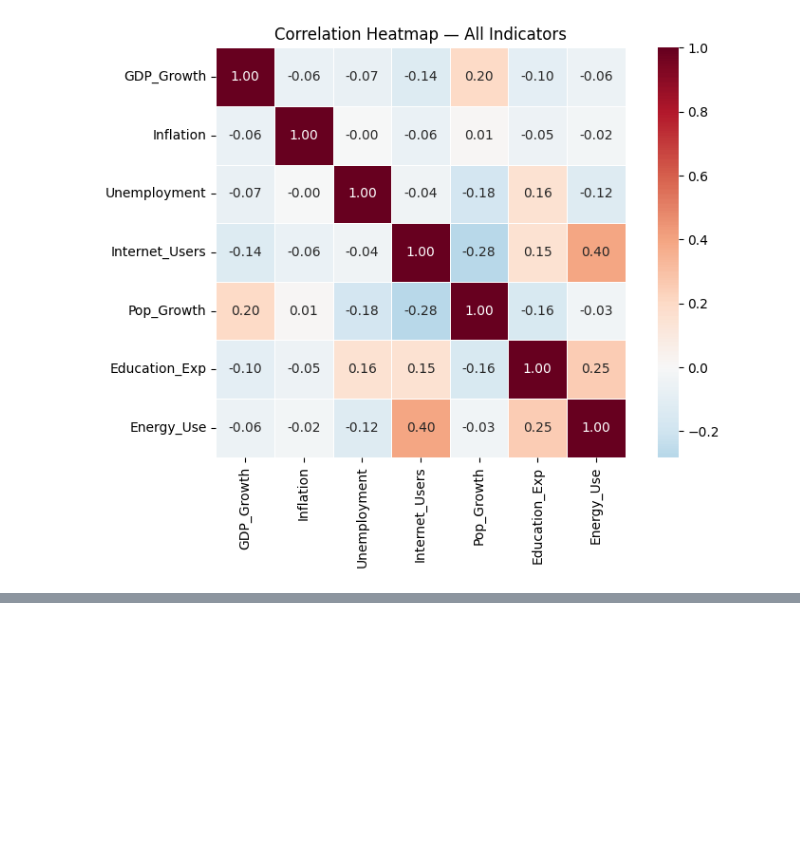
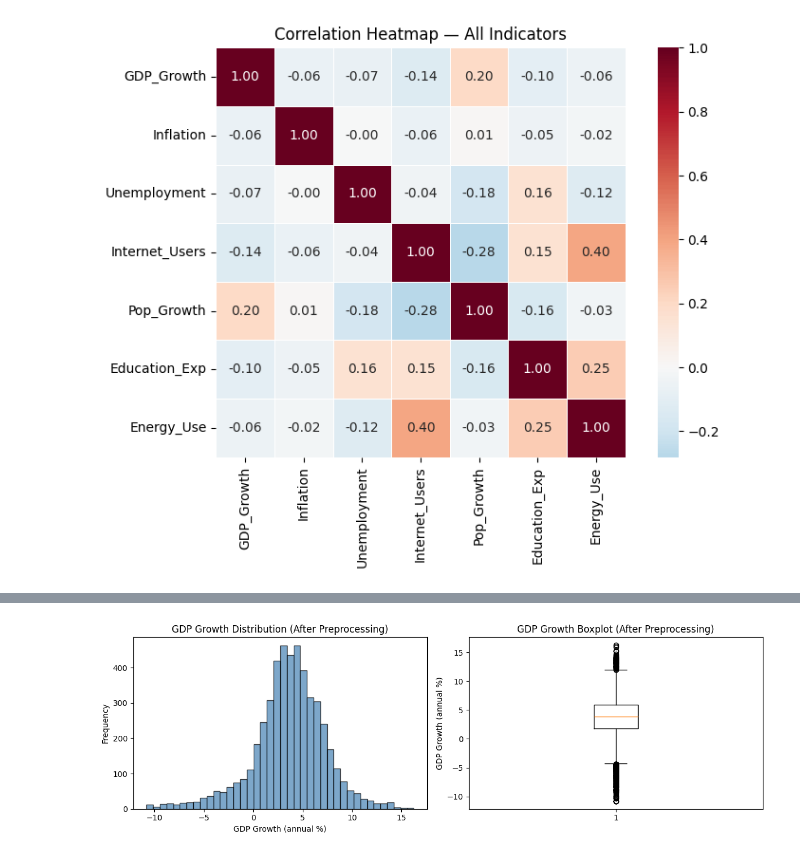
Before and after one commit to wasaldev/24077342-Data-Science-Machine-Learning-GDP-Growth-Prediction, a Jupyter notebook: 24077342_Data_Science_Project.ipynb, the cells around one changed output, grey strips where cells are left out. Saved outputs shown, nothing was run; the diff lists cells and outputs as text; code cells hidden in the pictures; blank space fills up the shorter version.

```diff
--- a/24077342_Data_Science_Project.ipynb
+++ b/24077342_Data_Science_Project.ipynb
@@ -316,0 +561,19 @@ plt.show()
+# %%
+# ============================================================
+# 3.8  GDP Growth distribution AFTER preprocessing
+# ============================================================
+fig, axes = plt.subplots(1, 2, figsize=(12, 4))
+
+axes[0].hist(data["GDP_Growth"], bins=40, edgecolor='black', alpha=0.7, color='steelblue')
+axes[0].set_xlabel("GDP Growth (annual %)")
+axes[0].set_ylabel("Frequency")
+axes[0].set_title("GDP Growth Distribution (After Preprocessing)")
+
+axes[1].boxplot(data["GDP_Growth"], vert=True)
+axes[1].set_ylabel("GDP Growth (annual %)")
+axes[1].set_title("GDP Growth Boxplot (After Preprocessing)")
+
+plt.tight_layout()
+plt.show()
+# %% [output]
+[figure, added]
```
Also changed, not shown: parts of 9 cells of this notebook.
